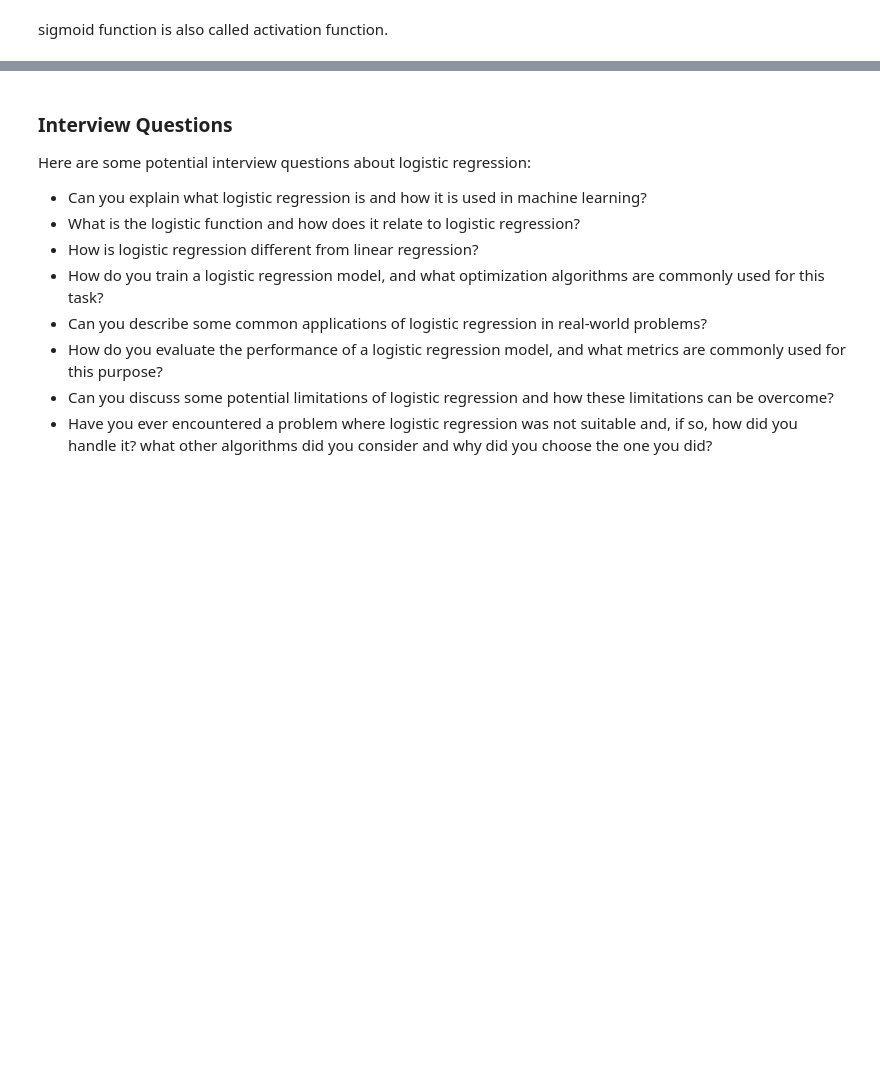
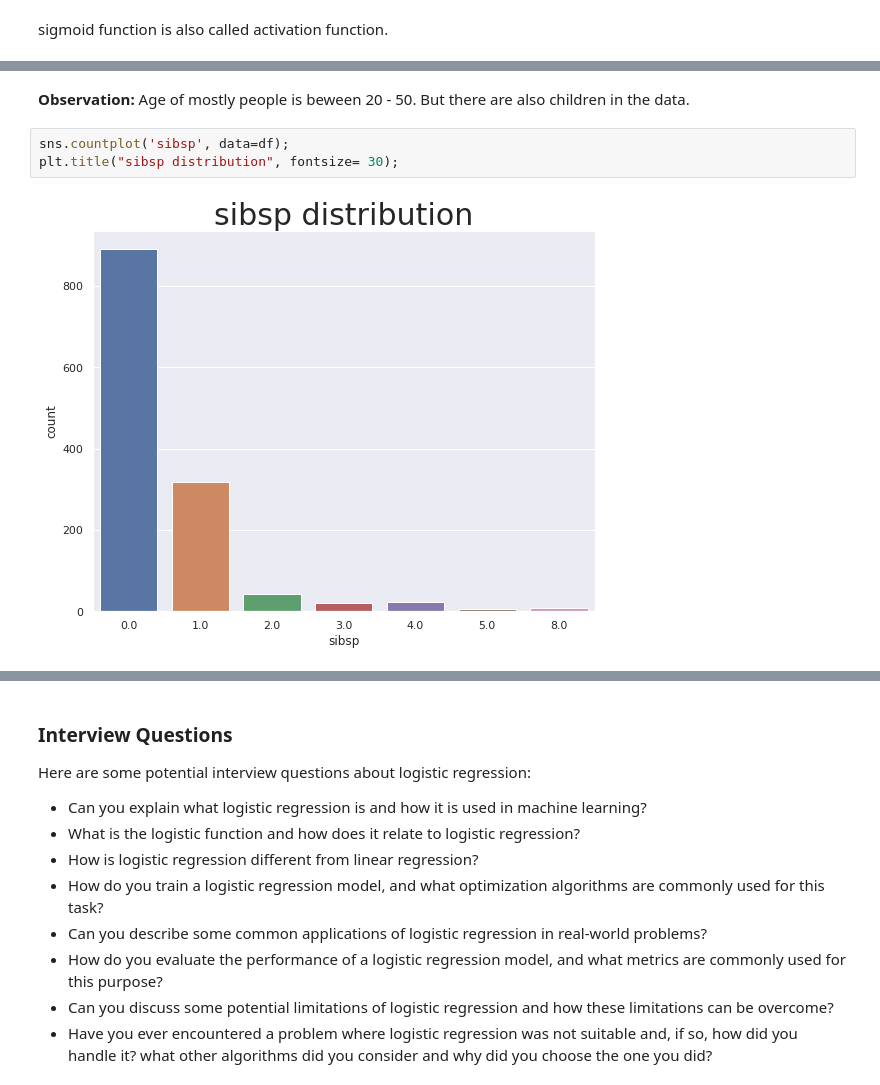
Before and after one commit to ehtisham-sadiq/Final-Year-Project-Material-, a Jupyter notebook: Week no 06/LogisticRegression.ipynb, the cells around one changed output, grey strips where cells are left out. Saved outputs shown, nothing was run; the diff lists cells and outputs as text; blank space fills up the shorter version.

```diff
--- a/Week no 06/LogisticRegression.ipynb
+++ b/Week no 06/LogisticRegression.ipynb
@@ -114,0 +310,7 @@ df.head()
+# %% [markdown]
+**Observation:** Age of mostly people is beween 20 - 50. But there are also children in the data.
+# %%
+sns.countplot('sibsp', data=df);
+plt.title("sibsp distribution", fontsize= 30);
+# %% [output]
+[figure, added]
```
Also changed, not shown: parts of 76 cells of this notebook, 4 other files.
